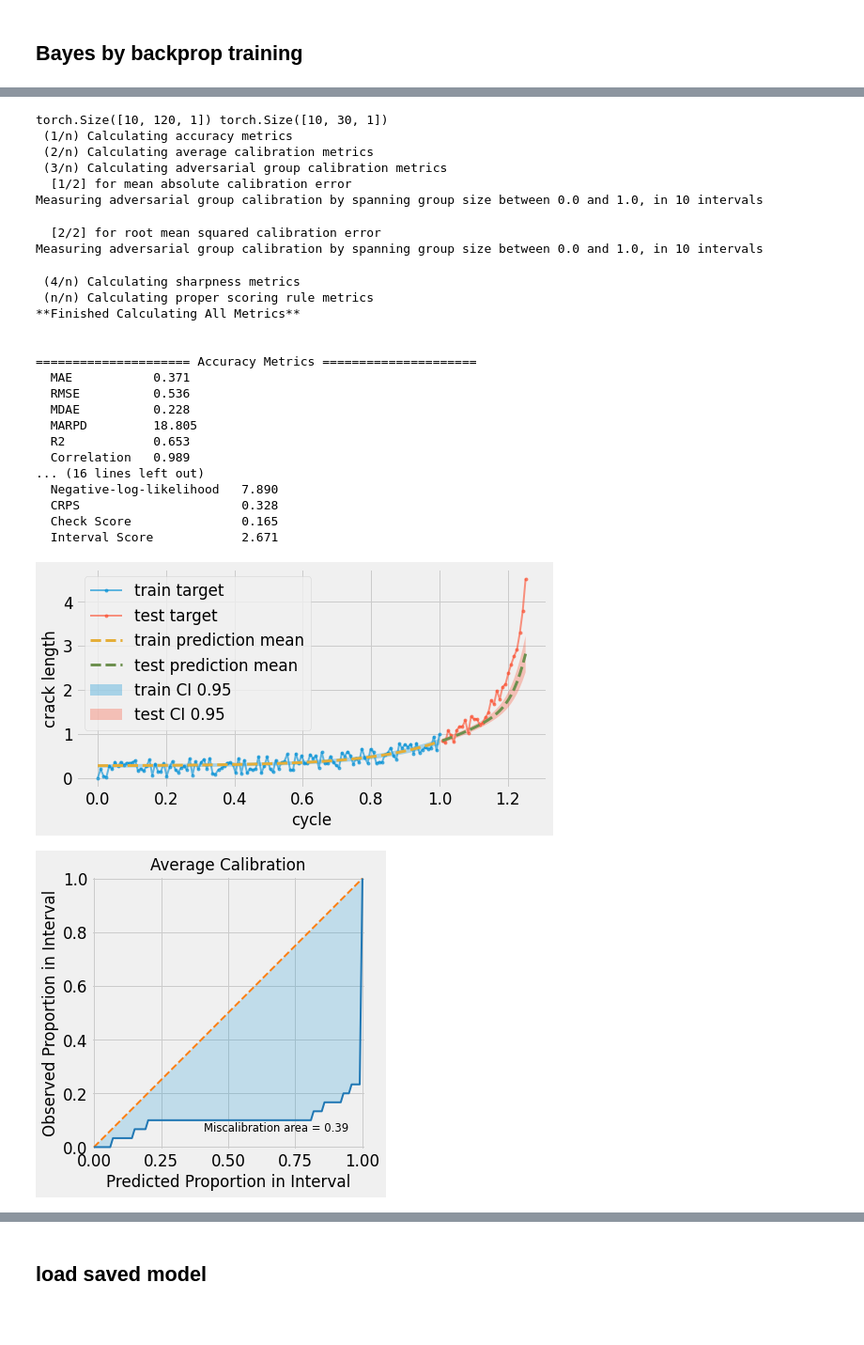
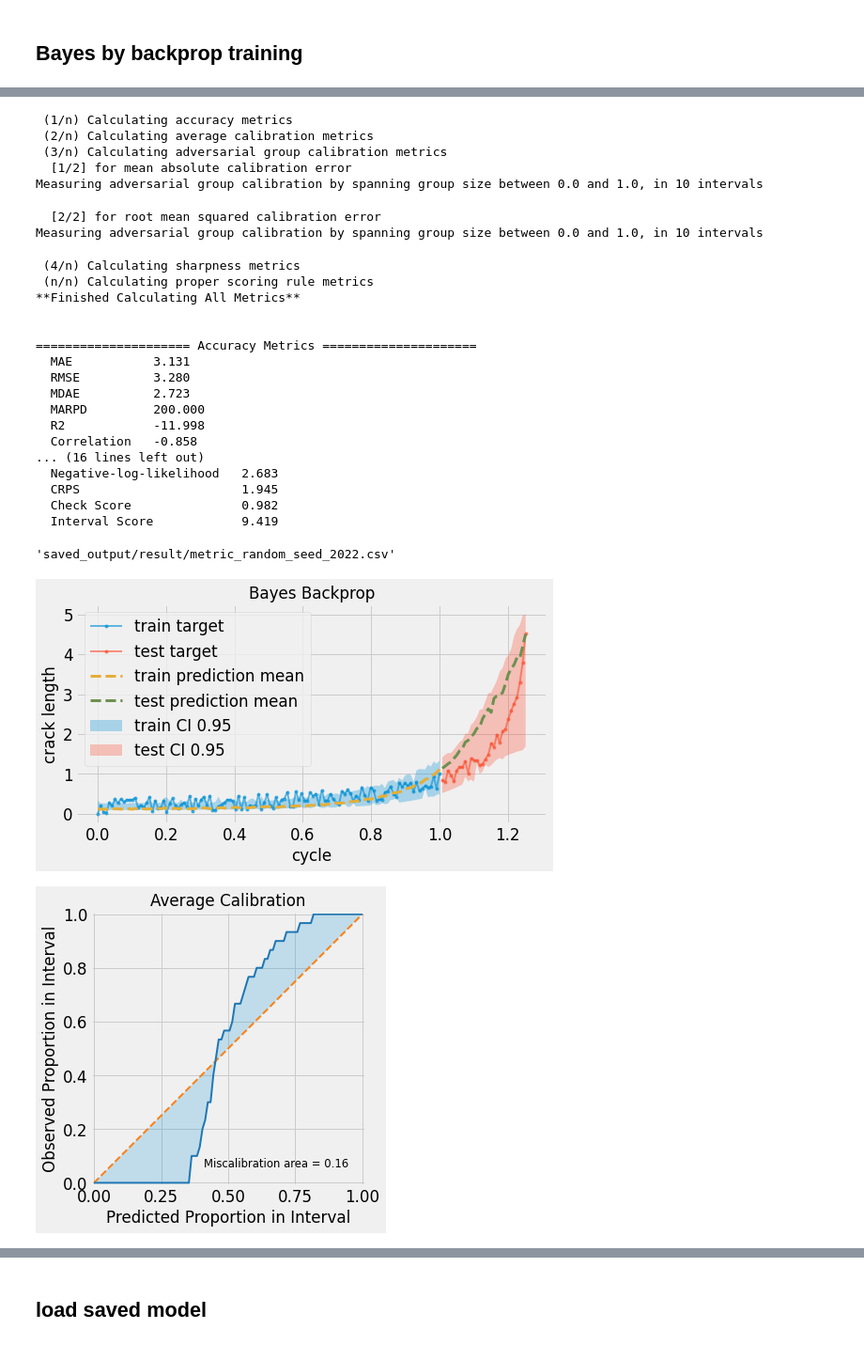
Before and after one commit to phanav/probabilistic-physics-satie, a Jupyter notebook: src/probabilistic_physics_inform_v3.ipynb, the cells around one changed output, grey strips where cells are left out. Shown at 94% size. Cells and saved outputs as stored; diff of their text form; code cells hidden in the pictures; blank space fills up the shorter version.

```diff
--- a/src/probabilistic_physics_inform_v3.ipynb
+++ b/src/probabilistic_physics_inform_v3.ipynb
@@ -1369,7 +1355,6 @@ Measuring adversarial group calibration by spanning group size between 0.0 and 1
 # %%
+ensemble10_model_dir = os.path.join(saved_model_dir, "ensemble10")
+os.makedirs(ensemble10_model_dir, exist_ok=True)
+
 for i, model in enumerate(ensemble_model):
-    torch.save(model.state_dict(), os.path.join(saved_model_dir, f"ensemble/model_{i}.pt"))
+    torch.save(model.state_dict(), f"{ensemble10_model_dir}/model_{i}.pt")
-# %%
-fig = plot_target_prediction_ensemble_gaussian(
-    train_xtensor, train_ytensor, test_xtensor, test_ytensor, ensemble_model
-)
@@ -1390,7 +1373,7 @@ def plot_target_prediction_sample(
     title=None,
     figsize=(8, 4),
     marker="o",
-    markersize=2,
+    markersize=3,
 ):
     """
     Plot prediction interval, along with 0.025 and 0.975 quantile
@@ -2327,7 +2174,7 @@ bayes_backprop_result_args = dict(
     log_result_func = bayes_backprop_log_result,
 )
 # %%
-%%time
+bayes_backprop_start_time = datetime.now()
 
 bayes_backprop_model = BayesBackpropFullyConnected([1, 4, 4, 1], likelihood_std=1, prior_std=1, activation=nn.Tanh).to(DEVICE)
 
@@ -2339,10 +2186,11 @@ bayes_backprop_train_args = dict(
         sample_size=10,
         kldiv_coeff=1e-6,
     ),
-    epochs = 10000,
+    epochs = 10,
     verbose=True,
 )
 
 bayes_backprop_result = train(bayes_backprop_train_args, bayes_backprop_result_args)
-# torch.save(model_bayes_backprop.state_dict(), os.path.join(saved_model_dir, "bayes-backprop-10-samples.pt"))
+torch.save(bayes_backprop_model.state_dict(), os.path.join(saved_model_dir, "bayes-backprop-10-samples.pt"))
+bayes_backprop_duration = datetime.now() - bayes_backprop_start_time
 # %% [output]
@@ -2366,55 +2214,55 @@ Wall time: 14min 51s
 # %%
-train_predictions = sample_prediction(bayes_backprop_model, train_xtensor, sample_size=10)
-test_predictions = sample_prediction(bayes_backprop_model, test_xtensor, test_ytensor, sample_size=10)
-print(train_predictions.shape, test_predictions.shape)
+bayes_backprop_train_predictions = sample_prediction(bayes_backprop_model, train_xtensor, sample_size=10)
+bayes_backprop_test_predictions = sample_prediction(bayes_backprop_model, test_xtensor, test_ytensor, sample_size=10)
+
+bayes_backprop_test_mean = torch.mean(bayes_backprop_test_predictions, 0).numpy().squeeze()
+bayes_backprop_test_std = torch.std(bayes_backprop_test_predictions, 0).numpy().squeeze()
 
 fig = plot_target_prediction_sample(
     train_xtensor,
     train_ytensor,
-    train_predictions,
+    dropout_train_predictions,
     test_xtensor,
     test_ytensor,
-    test_predictions,
+    dropout_test_predictions,
     marker="o",
     markersize=3,
+    title="Bayes Backprop",
 )
+save_fig(fig, "bayes_backprop_prediction.pdf")
 
-# fig.savefig("../fig/monte-carlo-dropout-same-mask-uncertainty-10-samples.pdf", bbox_inches="tight")
+ax = uct.viz.plot_calibration(bayes_backprop_test_mean, bayes_backprop_test_std, test_ytensor.numpy().squeeze())
+save_fig(ax.figure, "bayes_backprop_calibration.pdf")
 
-test_mean = torch.mean(test_predictions, 0).numpy().squeeze()
-test_std = torch.std(test_predictions, 0).numpy().squeeze()
-
-ax = uct.viz.plot_calibration(test_mean, test_std, test_ytensor.numpy().squeeze())
-# ax.figure.savefig("../fig/monte-carlo-dropout-same-mask-calibration-10-samples.pdf", bbox_inches="tight")
-
-metrics = uct.metrics.get_all_metrics(
-    test_mean, test_std, test_ytensor.numpy().squeeze()
+bayes_backprop_metrics = uct.metrics.get_all_metrics(
+    bayes_backprop_test_mean, bayes_backprop_test_std, test_ytensor.numpy().squeeze()
 )
+save_metrics('Bayes Backprop', bayes_backprop_duration, bayes_backprop_metrics)
 # %% [output]
-torch.Size([10, 120, 1]) torch.Size([10, 30, 1])
  (1/n) Calculating accuracy metrics
  (2/n) Calculating average calibration metrics
  (3/n) Calculating adversarial group calibration metrics
   [1/2] for mean absolute calibration error
 Measuring adversarial group calibration by spanning group size between 0.0 and 1.0, in 10 intervals
   [2/2] for root mean squared calibration error
 Measuring adversarial group calibration by spanning group size between 0.0 and 1.0, in 10 intervals
  (4/n) Calculating sharpness metrics
  (n/n) Calculating proper scoring rule metrics
 **Finished Calculating All Metrics**
 
 
 ===================== Accuracy Metrics =====================
-  MAE           0.371
-  RMSE          0.536
-  MDAE          0.228
-  MARPD         18.805
-  R2            0.653
-  Correlation   0.989
+  MAE           3.131
+  RMSE          3.280
+  MDAE          2.723
+  MARPD         200.000
+  R2            -11.998
+  Correlation   -0.858
 ... (16 lines left out)
-  Negative-log-likelihood   7.890
-  CRPS                      0.328
-  Check Score               0.165
-  Interval Score            2.671
+  Negative-log-likelihood   2.683
+  CRPS                      1.945
+  Check Score               0.982
+  Interval Score            9.419
+'saved_output/result/metric_random_seed_2022.csv'
-[figure, old version]
+[figure, new version]
-[figure, old version]
+[figure, new version]
```
Also changed, not shown: parts of 43 cells of this notebook.
